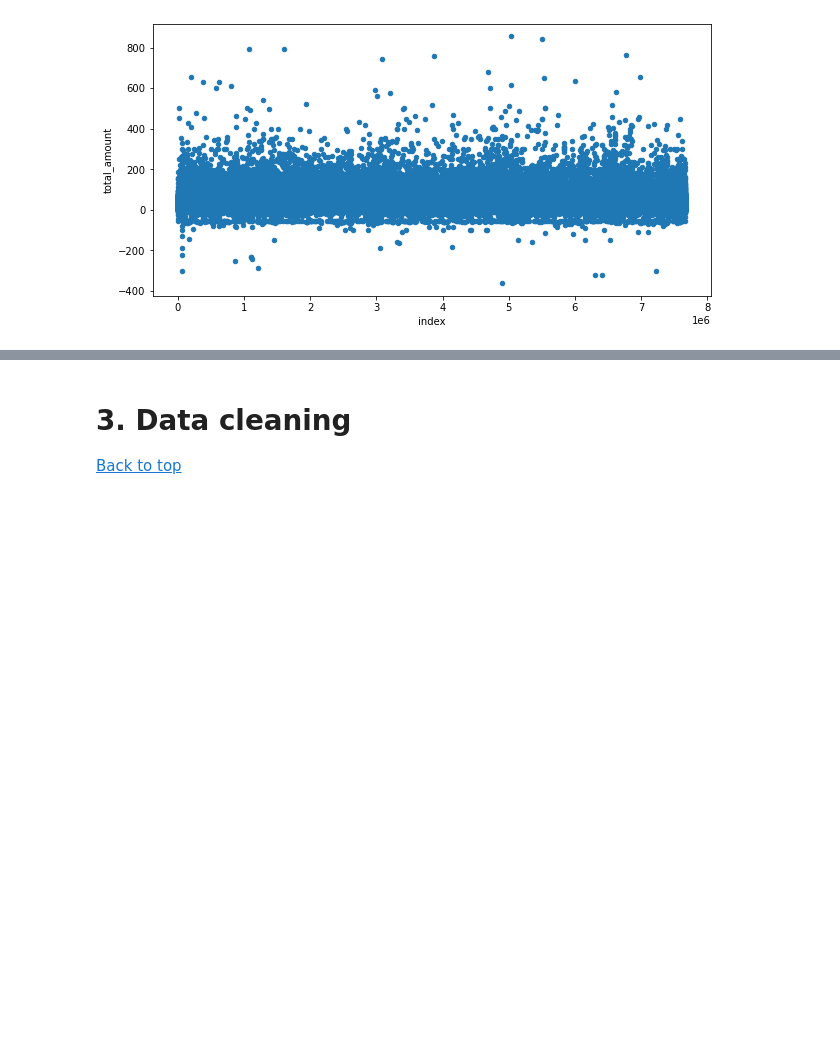
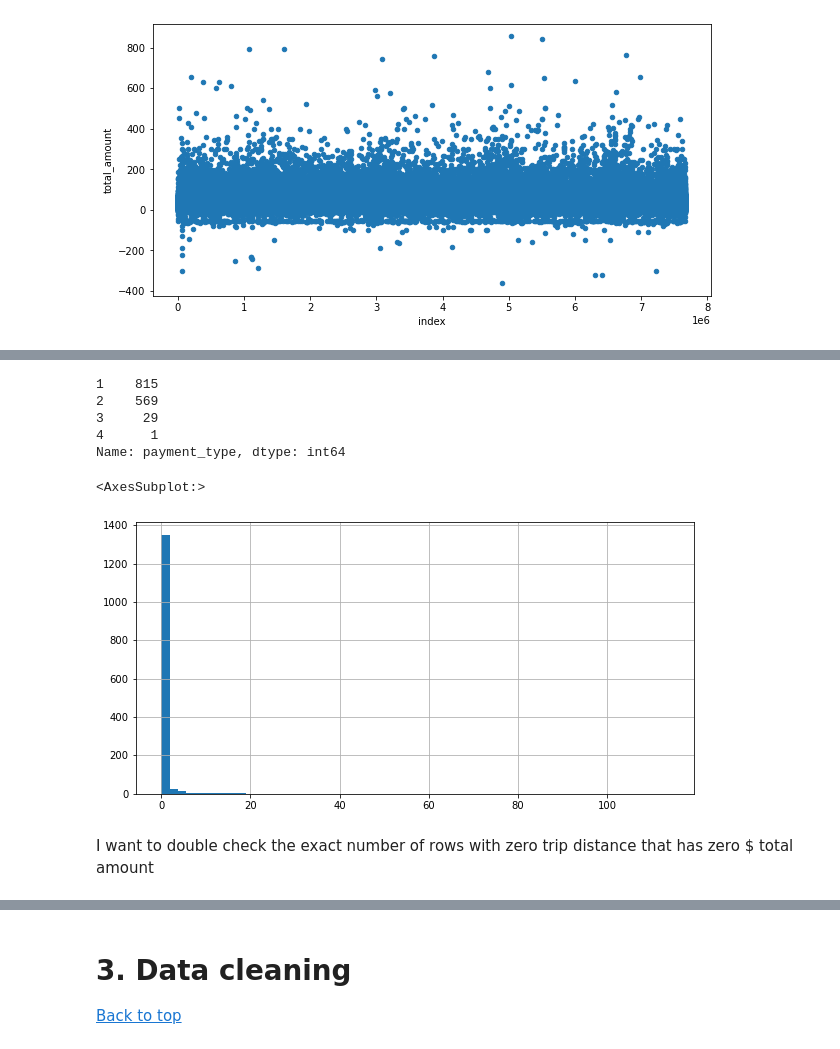
Before and after one commit to Au-Jonathan/New-York-Taxi-Analysis, a Jupyter notebook: Module 2.ipynb, the cells around one changed output, grey strips where cells are left out. Cells and saved outputs as stored; diff of their text form; code cells hidden in the pictures; blank space fills up the shorter version.

```diff
--- a/Module 2.ipynb
+++ b/Module 2.ipynb
@@ -105,0 +191,15 @@ taxi_data[taxi_data['total_amount']<1000].reset_index().plot.scatter('index','to
+# %%
+taxi_data[taxi_data['total_amount']==0]['payment_type'].value_counts()
+# %% [output]
+1    815
+2    569
+3     29
+4      1
+Name: payment_type, dtype: int64
+# %%
+taxi_data[taxi_data['total_amount']==0]['trip_distance'].hist(bins=60,figsize=(10,5))
+# %% [output]
+<AxesSubplot:>
+[figure, added]
+# %% [markdown]
+I want to double check the exact number of rows with zero trip distance that has zero $ total amount
```
Also changed, not shown: parts of 35 cells of this notebook.
